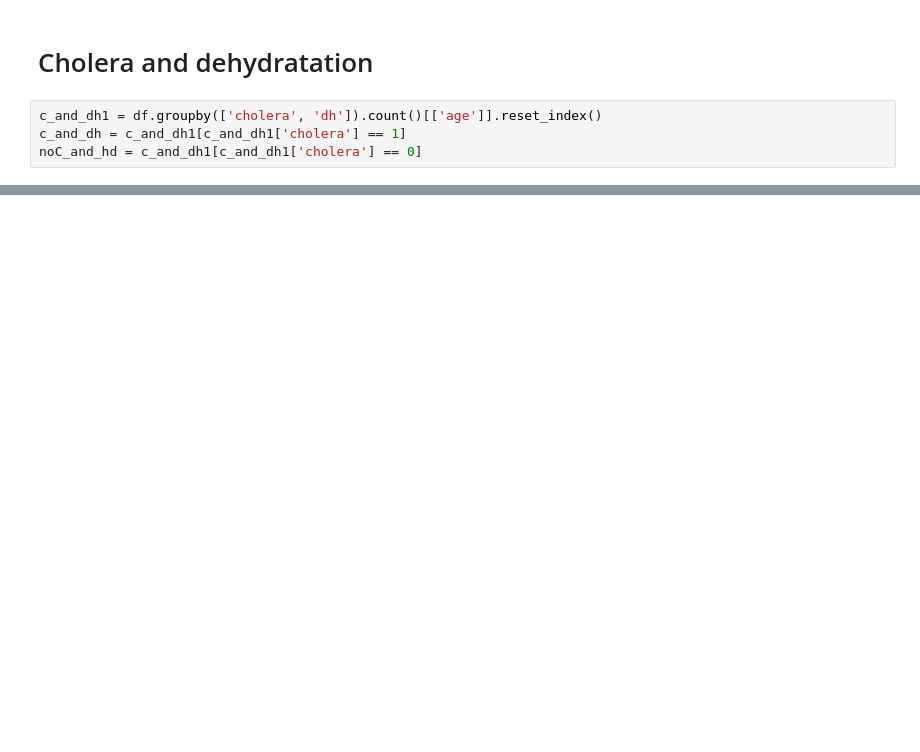
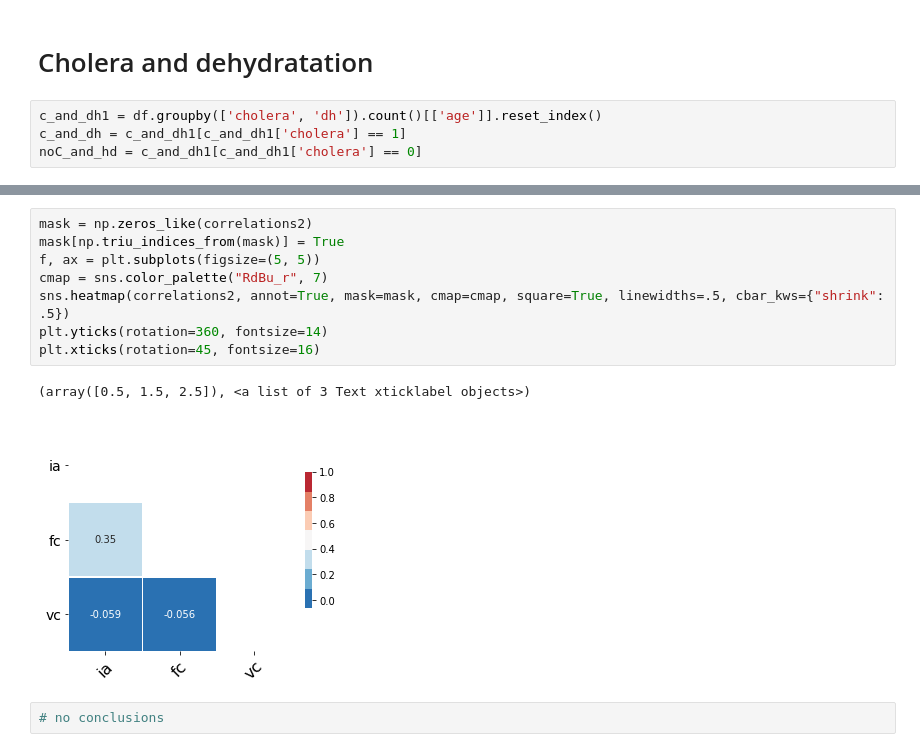
Before and after one commit to FHnt97/community-day, a Jupyter notebook: coding.ipynb, the cells around one changed output, grey strips where cells are left out. Drawn from its saved outputs; the diff is of its cells as text; blank space fills up the shorter version.

```diff
--- a/coding.ipynb
+++ b/coding.ipynb
@@ -89,0 +115,13 @@ df.to_csv('data1.csv')
+# %%
+mask = np.zeros_like(correlations2)
+mask[np.triu_indices_from(mask)] = True
+f, ax = plt.subplots(figsize=(5, 5))
+cmap = sns.color_palette("RdBu_r", 7)
+sns.heatmap(correlations2, annot=True, mask=mask, cmap=cmap, square=True, linewidths=.5, cbar_kws={"shrink": .5})
+plt.yticks(rotation=360, fontsize=14)
+plt.xticks(rotation=45, fontsize=16)
+# %% [output]
+(array([0.5, 1.5, 2.5]), <a list of 3 Text xticklabel objects>)
+[figure, added]
+# %%
+# no conclusions
```
Also changed, not shown: parts of 20 cells of this notebook, 5 other files.
